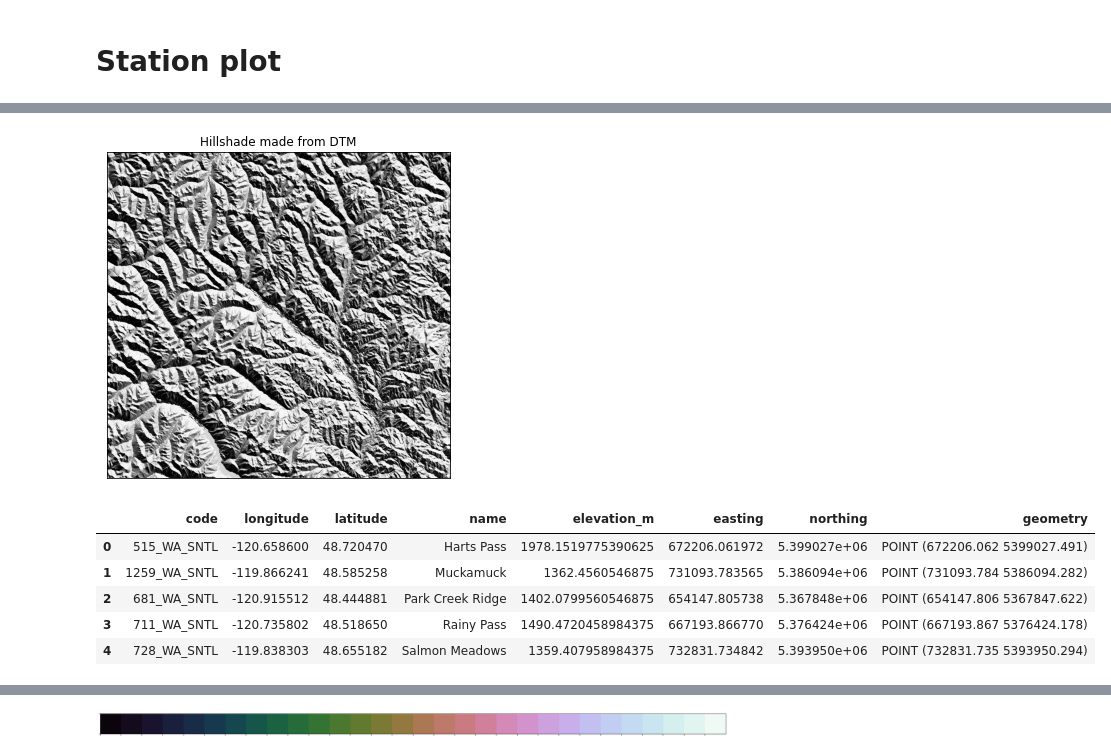
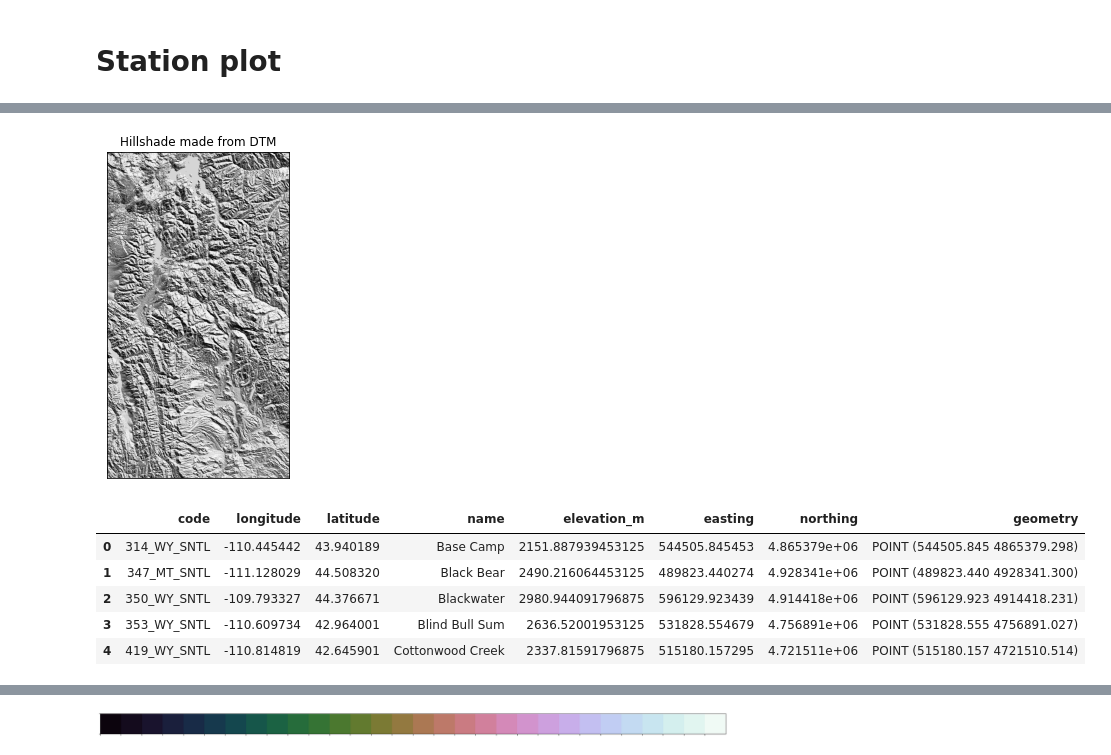
Before and after one commit to snowmodel-tools/preprocess_python, a Jupyter notebook: Explore_SNOTEL.ipynb, the cells around one changed output, grey strips where cells are left out. Saved outputs shown, nothing was run; the diff lists cells and outputs as text; code cells hidden in the pictures.

```diff
--- a/Explore_SNOTEL.ipynb
+++ b/Explore_SNOTEL.ipynb
@@ -24,7 +24,7 @@ import cartopy.crs as ccrs
 # %%
 ######### USER #########
 #select domain
-domain = 'CA'
+domain = 'WY'
 # %%
 #SWE data path
 swepath = '/nfs/attic/dfh/Aragon2/CSOdata/'+domain+'/CSO_SNOTEL_data_SWEDmeters.csv'
@@ -120,18 +126,18 @@ ep.plot_bands(
 )
 plt.show()
 # %% [output]
-[figure, old version]
+[figure, new version]
 # %%
 stn = gpd.read_file(station_path)
-new=stn.to_crs('epsg:32610')
+new=stn.to_crs('epsg:32612')
 new.head()
 # %% [output]
 |  | code | longitude | latitude | name | elevation_m | easting | northing | geometry |
-| 0 | 515_WA_SNTL | -120.658600 | 48.720470 | Harts Pass | 1978.1519775390625 | 672206.061972 | 5.399027e+06 | POINT (672206.062 5399027.491) |
-| 1 | 1259_WA_SNTL | -119.866241 | 48.585258 | Muckamuck | 1362.4560546875 | 731093.783565 | 5.386094e+06 | POINT (731093.784 5386094.282) |
-| 2 | 681_WA_SNTL | -120.915512 | 48.444881 | Park Creek Ridge | 1402.0799560546875 | 654147.805738 | 5.367848e+06 | POINT (654147.806 5367847.622) |
-| 3 | 711_WA_SNTL | -120.735802 | 48.518650 | Rainy Pass | 1490.4720458984375 | 667193.866770 | 5.376424e+06 | POINT (667193.867 5376424.178) |
-| 4 | 728_WA_SNTL | -119.838303 | 48.655182 | Salmon Meadows | 1359.407958984375 | 732831.734842 | 5.393950e+06 | POINT (732831.735 5393950.294) |
+| 0 | 314_WY_SNTL | -110.445442 | 43.940189 | Base Camp | 2151.887939453125 | 544505.845453 | 4.865379e+06 | POINT (544505.845 4865379.298) |
+| 1 | 347_MT_SNTL | -111.128029 | 44.508320 | Black Bear | 2490.216064453125 | 489823.440274 | 4.928341e+06 | POINT (489823.440 4928341.300) |
+| 2 | 350_WY_SNTL | -109.793327 | 44.376671 | Blackwater | 2980.944091796875 | 596129.923439 | 4.914418e+06 | POINT (596129.923 4914418.231) |
+| 3 | 353_WY_SNTL | -110.609734 | 42.964001 | Blind Bull Sum | 2636.52001953125 | 531828.554679 | 4.756891e+06 | POINT (531828.555 4756891.027) |
+| 4 | 419_WY_SNTL | -110.814819 | 42.645901 | Cottonwood Creek | 2337.81591796875 | 515180.157295 | 4.721511e+06 | POINT (515180.157 4721510.514) |
 # %%
 # plot georeferenced SnowModel output with SNOTEL stations
 fig, ax = plt.subplots(1,figsize=(8,10))
```
Also changed, not shown: parts of 5 cells of this notebook.
